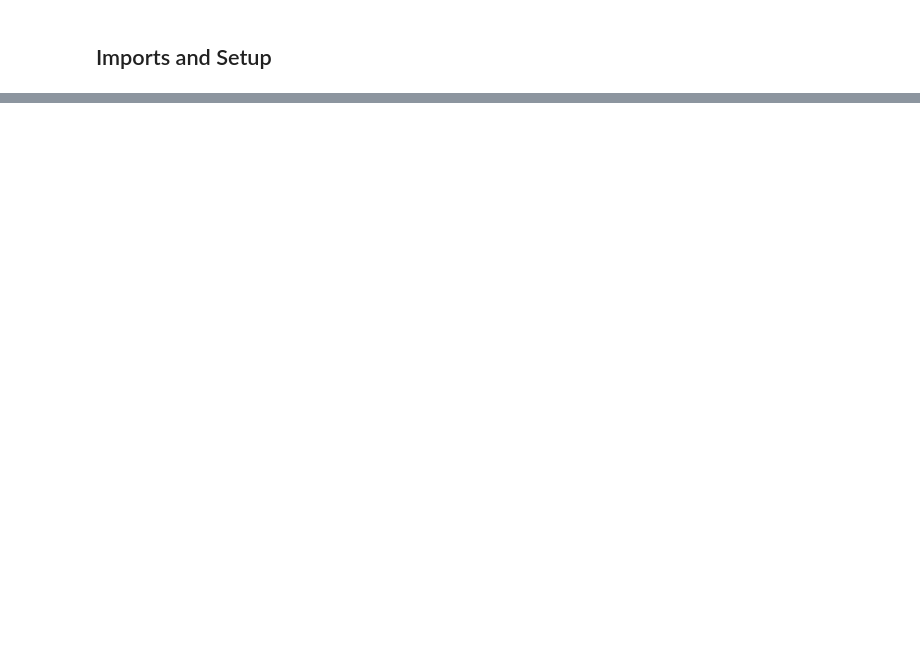
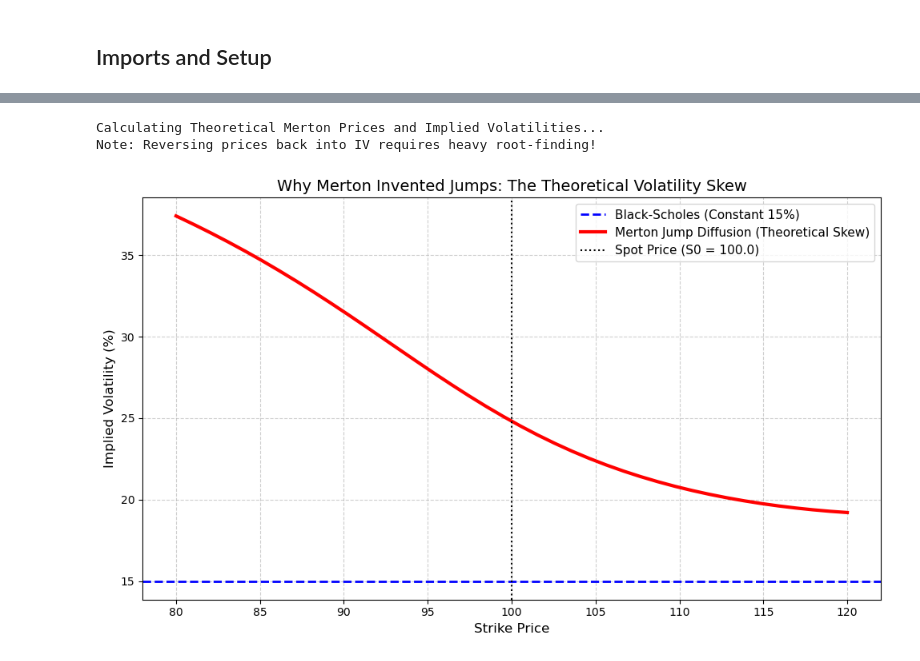
Before and after one commit to jordanchongja/quant-structuring-workbench, a Jupyter notebook: 02_MertonJumpDiffusion.ipynb, the cells around one changed output, grey strips where cells are left out. Drawn from its saved outputs; the diff is of its cells as text; code cells hidden in the pictures; blank space fills up the shorter version.

```diff
--- a/02_MertonJumpDiffusion.ipynb
+++ b/02_MertonJumpDiffusion.ipynb
@@ -110,0 +153,68 @@ plt.show()
+# %%
+import numpy as np
+import matplotlib.pyplot as plt
+import warnings
+
+# Import our math engine tools
+from quant_math_engine import merton_jump_call, implied_volatility
+
+# --- 1. Define Theoretical Market Parameters ---
+S0 = 100.0
+T = 0.25      # 3 months to expiration (Jumps are highly visible in short-term options)
+r = 0.05
+q = 0.0
+
+# Define a range of strikes from Deep OTM Puts (80) to Deep OTM Calls (120)
+theoretical_strikes = np.linspace(80, 120, 40)
+
+# --- 2. Define Baseline vs Jump Parameters ---
+# Black-Scholes assumes a flat, constant 15% volatility
+sigma_baseline = 0.15
+
+# Merton assumes the same 15% baseline, PLUS the risk of an overnight crash
+lam = 1.0     # 1 jump per year
+mu_j = -0.20  # The average jump is a 20% market crash
+delta = 0.15  # Volatility of the jump size
+
+print("Calculating Theoretical Merton Prices and Implied Volatilities...")
+print("Note: Reversing prices back into IV requires heavy root-finding!")
+
+# --- 3. Calculate Prices and Convert to IV ---
+merton_ivs = []
+
+with warnings.catch_warnings():
+    warnings.simplefilter("ignore")
+    for K in theoretical_strikes:
+        # Step A: Get the theoretical Merton Price
+        m_price = merton_jump_call(S0, K, T, r, q, sigma_baseline, lam, mu_j, delta)
+
+        # Step B: Force that price through a Black-Scholes root-finder to extract the IV
+        m_iv = implied_volatility(m_price, S0, K, T, r, q)
+        merton_ivs.append(m_iv)
+
+merton_ivs = np.array(merton_ivs) * 100 # Convert to percentage
+
+# --- 4. Plot the Theoretical Disconnect ---
+plt.figure(figsize=(10, 6))
+
+# Plot the flat Black-Scholes assumption
+plt.axhline(sigma_baseline * 100, color='blue', linestyle='--', linewidth=2,
+            label=f'Black-Scholes (Constant {sigma_baseline*100:.0f}%)')
+
+# Plot the resulting Merton Volatility Smile
+plt.plot(theoretical_strikes, merton_ivs, color='red', linewidth=3,
+         label='Merton Jump Diffusion (Theoretical Skew)')
+
+# Formatting
+plt.axvline(S0, color='black', linestyle=':', label=f'Spot Price (S0 = {S0})')
+plt.title("Why Merton Invented Jumps: The Theoretical Volatility Skew", fontsize=14)
+plt.xlabel("Strike Price", fontsize=12)
+plt.ylabel("Implied Volatility (%)", fontsize=12)
+plt.legend(fontsize=11)
+plt.grid(True, linestyle='--', alpha=0.6)
+plt.tight_layout()
+plt.show()
+# %% [output]
+Calculating Theoretical Merton Prices and Implied Volatilities...
+Note: Reversing prices back into IV requires heavy root-finding!
+[figure, added]
```
Also changed, not shown: parts of 4 cells of this notebook, 8 other files.
